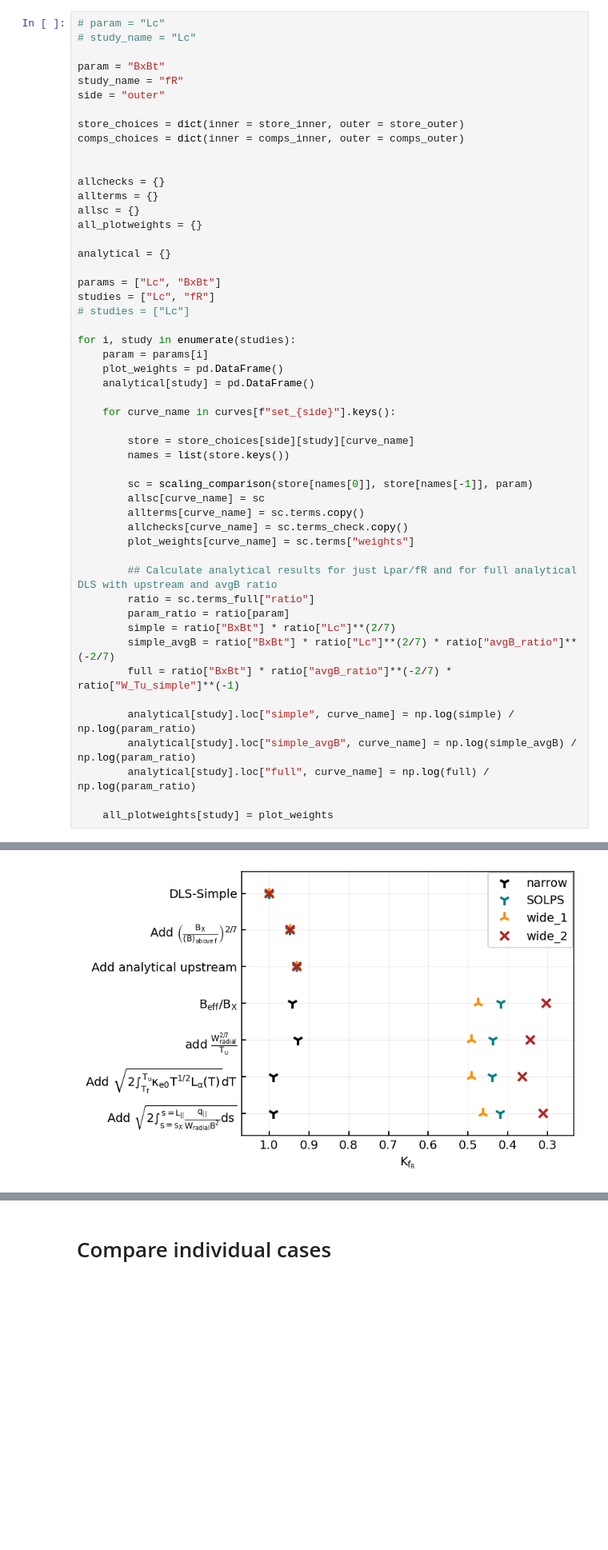
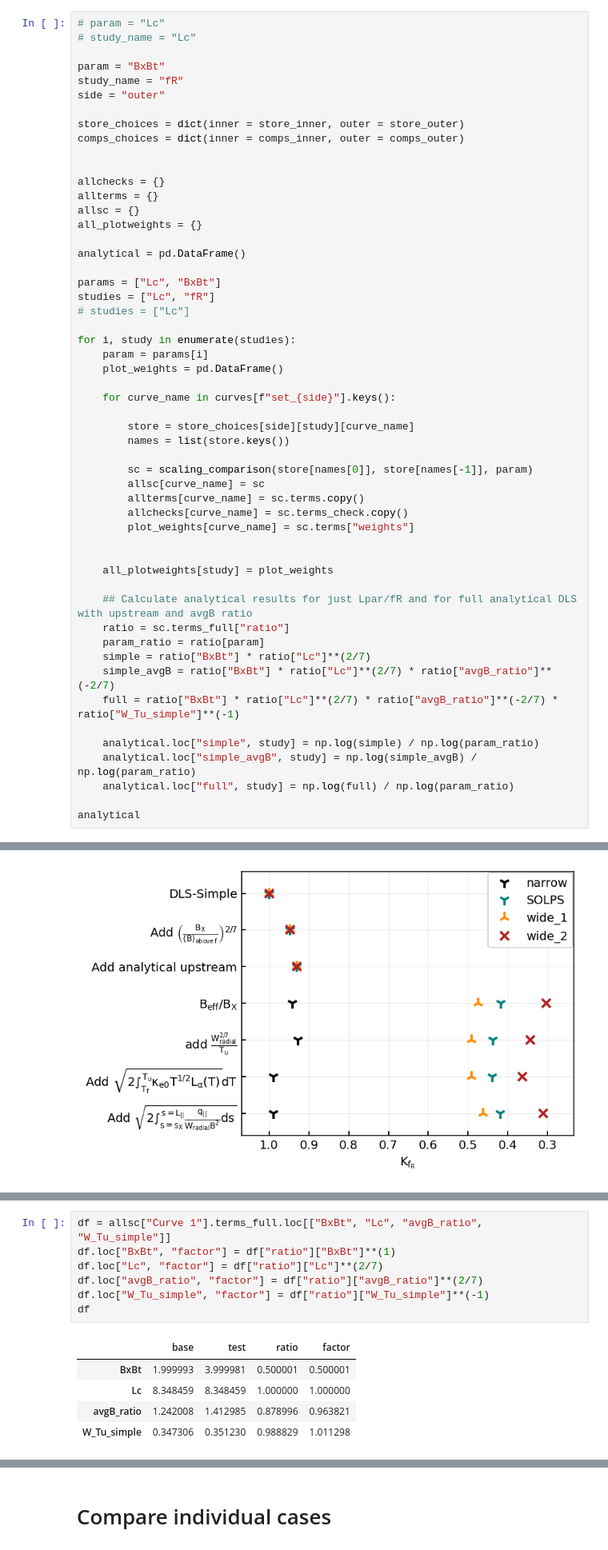
Before and after one commit to mikekryjak/notebooks, a Jupyter notebook: DLS/Paper/Wide radiation region analysis v2.ipynb, the cells around one changed output, grey strips where cells are left out. Shown at 80% size. Drawn from its saved outputs; the diff is of its cells as text; blank space fills up the shorter version.

```diff
--- a/DLS/Paper/Wide radiation region analysis v2.ipynb
+++ b/DLS/Paper/Wide radiation region analysis v2.ipynb
@@ -780,7 +777,7 @@ allterms = {}
 allsc = {}
 all_plotweights = {}
 
-analytical = {}
+analytical = pd.DataFrame()
 
 params = ["Lc", "BxBt"]
 studies = ["Lc", "fR"]
@@ -789,7 +786,6 @@ studies = ["Lc", "fR"]
 for i, study in enumerate(studies):
     param = params[i]
     plot_weights = pd.DataFrame()
-    analytical[study] = pd.DataFrame()
 
     for curve_name in curves[f"set_{side}"].keys():
 
@@ -802,15 +798,18 @@ for i, study in enumerate(studies):
         allchecks[curve_name] = sc.terms_check.copy()
         plot_weights[curve_name] = sc.terms["weights"]
 
-        ## Calculate analytical results for just Lpar/fR and for full analytical DLS with upstream and avgB ratio
-        ratio = sc.terms_full["ratio"]
-        param_ratio = ratio[param]
-        simple = ratio["BxBt"] * ratio["Lc"]**(2/7)
-        simple_avgB = ratio["BxBt"] * ratio["Lc"]**(2/7) * ratio["avgB_ratio"]**(-2/7)
-        full = ratio["BxBt"] * ratio["avgB_ratio"]**(-2/7) * ratio["W_Tu_simple"]**(-1)
-
-        analytical[study].loc["simple", curve_name] = np.log(simple) / np.log(param_ratio)
-        analytical[study].loc["simple_avgB", curve_name] = np.log(simple_avgB) / np.log(param_ratio)
-        analytical[study].loc["full", curve_name] = np.log(full) / np.log(param_ratio)
 
     all_plotweights[study] = plot_weights
+
+    ## Calculate analytical results for just Lpar/fR and for full analytical DLS with upstream and avgB ratio
+    ratio = sc.terms_full["ratio"]
+    param_ratio = ratio[param]
+    simple = ratio["BxBt"] * ratio["Lc"]**(2/7)
+    simple_avgB = ratio["BxBt"] * ratio["Lc"]**(2/7) * ratio["avgB_ratio"]**(-2/7)
+    full = ratio["BxBt"] * ratio["Lc"]**(2/7) * ratio["avgB_ratio"]**(-2/7) * ratio["W_Tu_simple"]**(-1)
+
+    analytical.loc["simple", study] = np.log(simple) / np.log(param_ratio)
+    analytical.loc["simple_avgB", study] = np.log(simple_avgB) / np.log(param_ratio)
+    analytical.loc["full", study] = np.log(full) / np.log(param_ratio)
+
+analytical
@@ -1193,0 +1166,13 @@ ax.legend()
+# %%
+df = allsc["Curve 1"].terms_full.loc[["BxBt", "Lc", "avgB_ratio", "W_Tu_simple"]]
+df.loc["BxBt", "factor"] = df["ratio"]["BxBt"]**(1)
+df.loc["Lc", "factor"] = df["ratio"]["Lc"]**(2/7)
+df.loc["avgB_ratio", "factor"] = df["ratio"]["avgB_ratio"]**(2/7)
+df.loc["W_Tu_simple", "factor"] = df["ratio"]["W_Tu_simple"]**(-1)
+df
+# %% [output]
+|  | base | test | ratio | factor |
+| BxBt | 1.999993 | 3.999981 | 0.500001 | 0.500001 |
+| Lc | 8.348459 | 8.348459 | 1.000000 | 1.000000 |
+| avgB_ratio | 1.242008 | 1.412985 | 0.878996 | 0.963821 |
+| W_Tu_simple | 0.347306 | 0.351230 | 0.988829 | 1.011298 |
```
Also changed, not shown: parts of 22 cells of this notebook, 17 other files.
